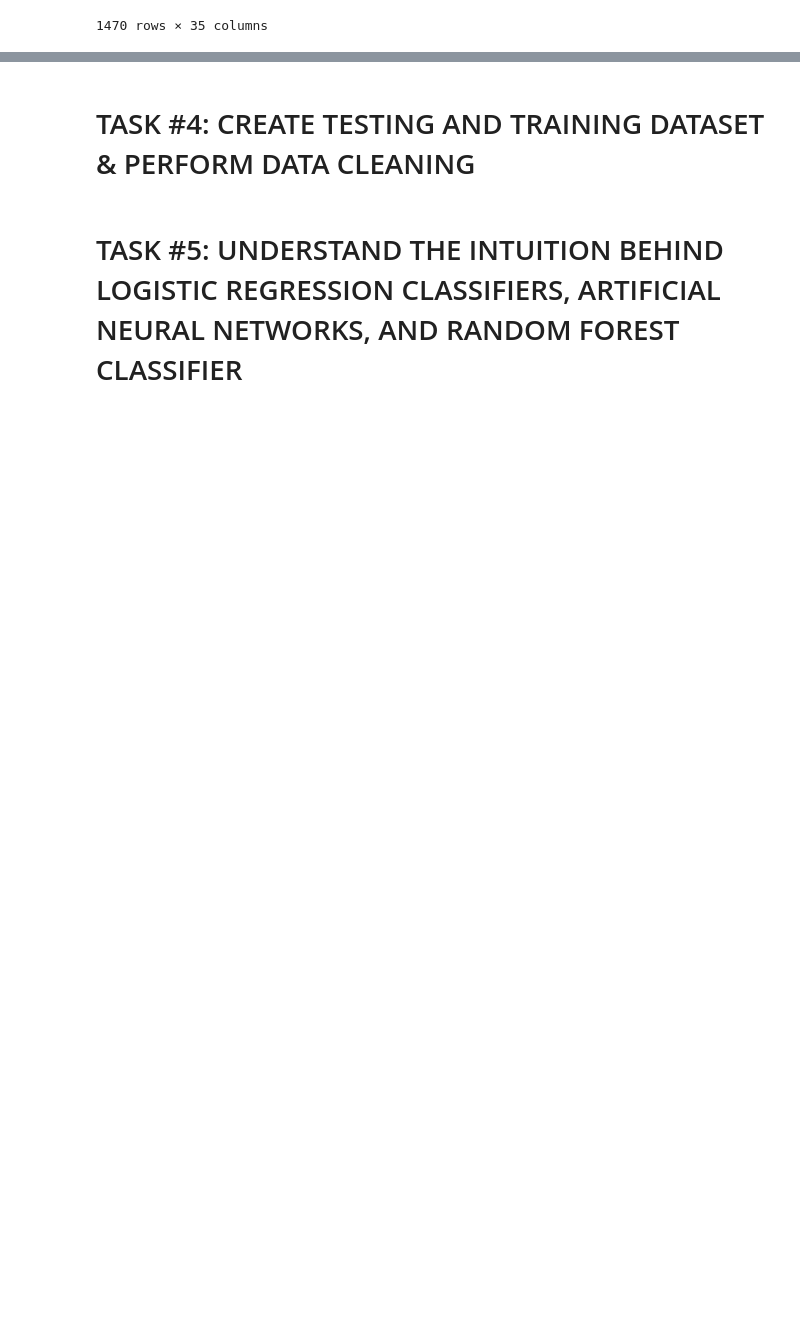
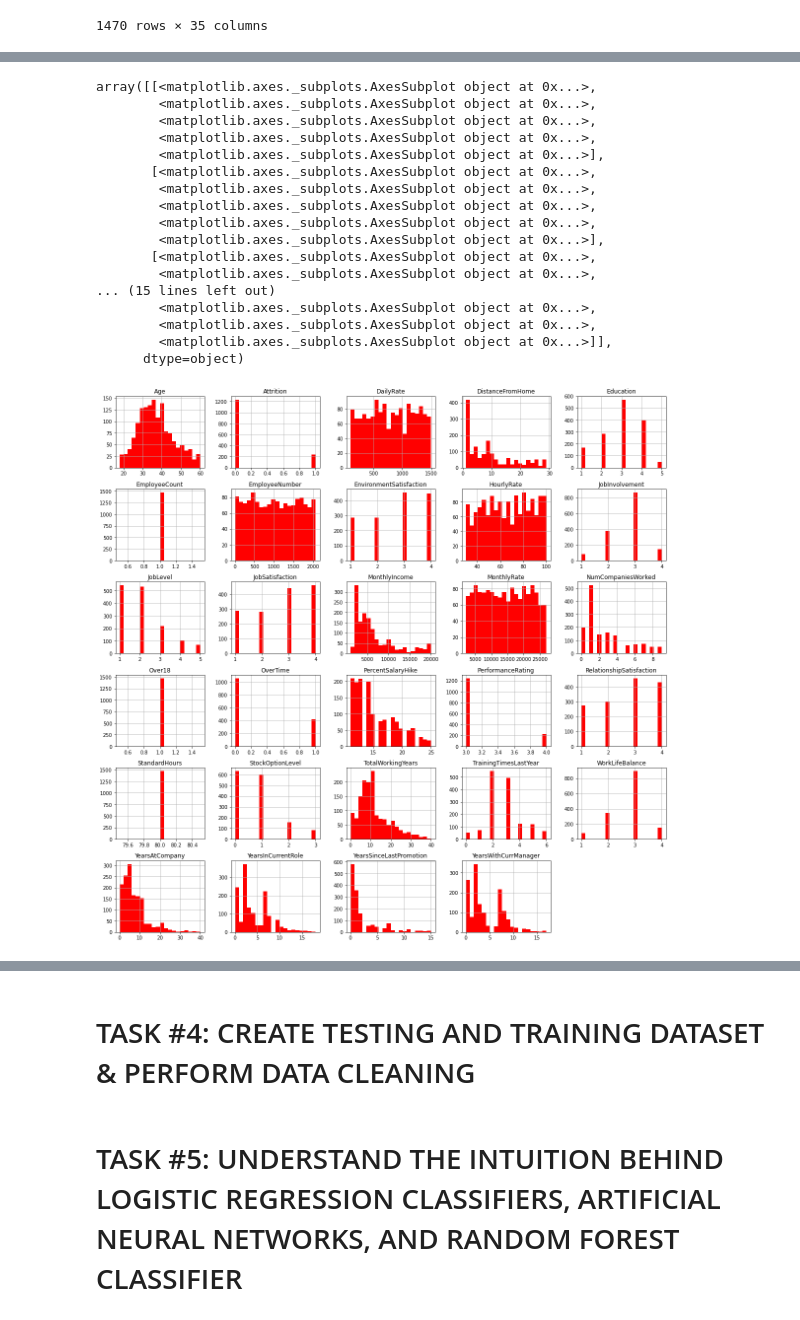
Before and after one commit to wellmej/DataScienceUseCases, a Jupyter notebook: Human_Resources_Department_Skeleton.ipynb, the cells around one changed output, grey strips where cells are left out. Saved outputs shown, nothing was run; the diff lists cells and outputs as text; code cells hidden in the pictures; blank space fills up the shorter version.

```diff
--- a/Human_Resources_Department_Skeleton.ipynb
+++ b/Human_Resources_Department_Skeleton.ipynb
@@ -144,6 +152,29 @@ employee_df
 # %%
+#----------------------------------------
+# Histrograms of each Colummn
+#----------------------------------------
+employee_df.hist(bins = 20, figsize = (20,20), color = 'r')
 # Several features such as 'MonthlyIncome' and 'TotalWorkingYears' are tail heavy
 # It makes sense to drop 'EmployeeCount' and 'Standardhours' since they do not change from one employee to the other
+# %% [output]
+array([[<matplotlib.axes._subplots.AxesSubplot object at 0x...>,
+        <matplotlib.axes._subplots.AxesSubplot object at 0x...>,
+        <matplotlib.axes._subplots.AxesSubplot object at 0x...>,
+        <matplotlib.axes._subplots.AxesSubplot object at 0x...>,
+        <matplotlib.axes._subplots.AxesSubplot object at 0x...>],
+       [<matplotlib.axes._subplots.AxesSubplot object at 0x...>,
+        <matplotlib.axes._subplots.AxesSubplot object at 0x...>,
+        <matplotlib.axes._subplots.AxesSubplot object at 0x...>,
+        <matplotlib.axes._subplots.AxesSubplot object at 0x...>,
+        <matplotlib.axes._subplots.AxesSubplot object at 0x...>],
+       [<matplotlib.axes._subplots.AxesSubplot object at 0x...>,
+        <matplotlib.axes._subplots.AxesSubplot object at 0x...>,
+... (15 lines left out)
+        <matplotlib.axes._subplots.AxesSubplot object at 0x...>,
+        <matplotlib.axes._subplots.AxesSubplot object at 0x...>,
+        <matplotlib.axes._subplots.AxesSubplot object at 0x...>]],
+      dtype=object)
+[figure, added]
 # %%
 # It makes sense to drop 'EmployeeCount' , 'Standardhours' and 'Over18' since they do not change from one employee to the other
 # Let's drop 'EmployeeNumber' as well
```
Also changed, not shown: parts of 9 cells of this notebook.
